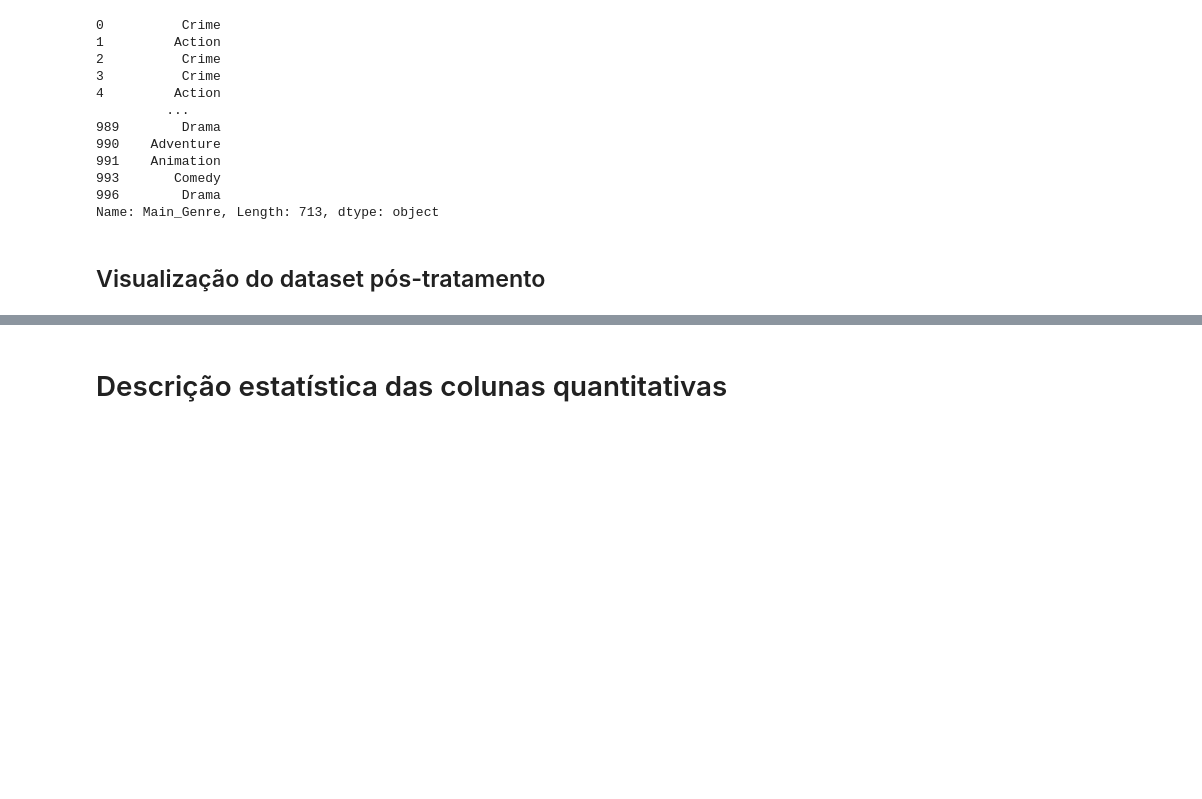
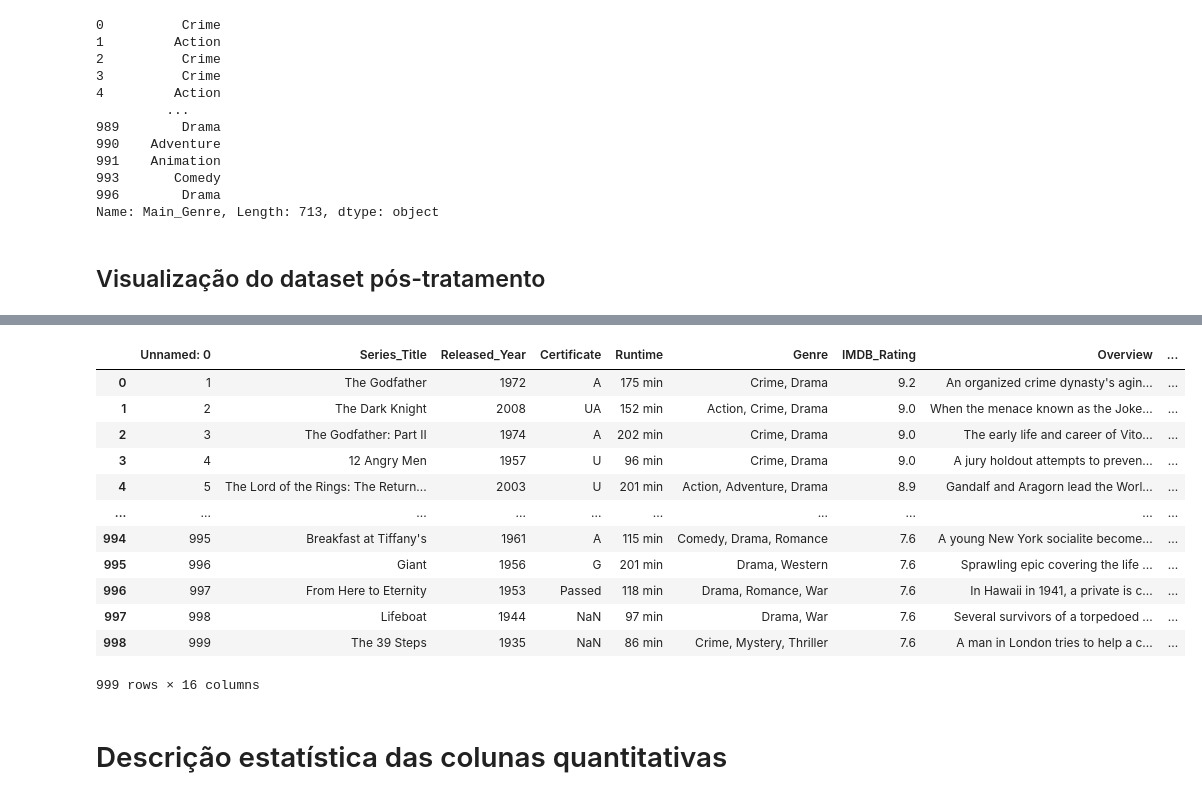
Before and after one commit to rodrigosena17/LH_CD_RodrigoSena, a Jupyter notebook: Jupyter Notebook/LH_CD_RodrigoSena.ipynb, the cells around one changed output, grey strips where cells are left out. Drawn from its saved outputs; the diff is of its cells as text; code cells hidden in the pictures; blank space fills up the shorter version.

```diff
--- a/Jupyter Notebook/LH_CD_RodrigoSena.ipynb
+++ b/Jupyter Notebook/LH_CD_RodrigoSena.ipynb
@@ -196,3 +180,20 @@ df
+# %%
+df_postTreatment = df.copy().to_excel("../Dataset/df_postTreatment.xlsx", index=False)
+df
+# %% [output]
+|  | Unnamed: 0 | Series_Title | Released_Year | Certificate | Runtime | Genre | IMDB_Rating | Overview | ... |
+| 0 | 1 | The Godfather | 1972 | A | 175 min | Crime, Drama | 9.2 | An organized crime dynasty's agin... | ... |
+| 1 | 2 | The Dark Knight | 2008 | UA | 152 min | Action, Crime, Drama | 9.0 | When the menace known as the Joke... | ... |
+| 2 | 3 | The Godfather: Part II | 1974 | A | 202 min | Crime, Drama | 9.0 | The early life and career of Vito... | ... |
+| 3 | 4 | 12 Angry Men | 1957 | U | 96 min | Crime, Drama | 9.0 | A jury holdout attempts to preven... | ... |
+| 4 | 5 | The Lord of the Rings: The Return... | 2003 | U | 201 min | Action, Adventure, Drama | 8.9 | Gandalf and Aragorn lead the Worl... | ... |
+| ... | ... | ... | ... | ... | ... | ... | ... | ... | ... |
+| 994 | 995 | Breakfast at Tiffany's | 1961 | A | 115 min | Comedy, Drama, Romance | 7.6 | A young New York socialite become... | ... |
+| 995 | 996 | Giant | 1956 | G | 201 min | Drama, Western | 7.6 | Sprawling epic covering the life ... | ... |
+| 996 | 997 | From Here to Eternity | 1953 | Passed | 118 min | Drama, Romance, War | 7.6 | In Hawaii in 1941, a private is c... | ... |
+| 997 | 998 | Lifeboat | 1944 | NaN | 97 min | Drama, War | 7.6 | Several survivors of a torpedoed ... | ... |
+| 998 | 999 | The 39 Steps | 1935 | NaN | 86 min | Crime, Mystery, Thriller | 7.6 | A man in London tries to help a c... | ... |
+999 rows × 16 columns
 # %% [markdown]
 # Descrição estatística das colunas quantitativas
 # %%
```
Also changed, not shown: parts of 1 cell of this notebook, 1 other file.
